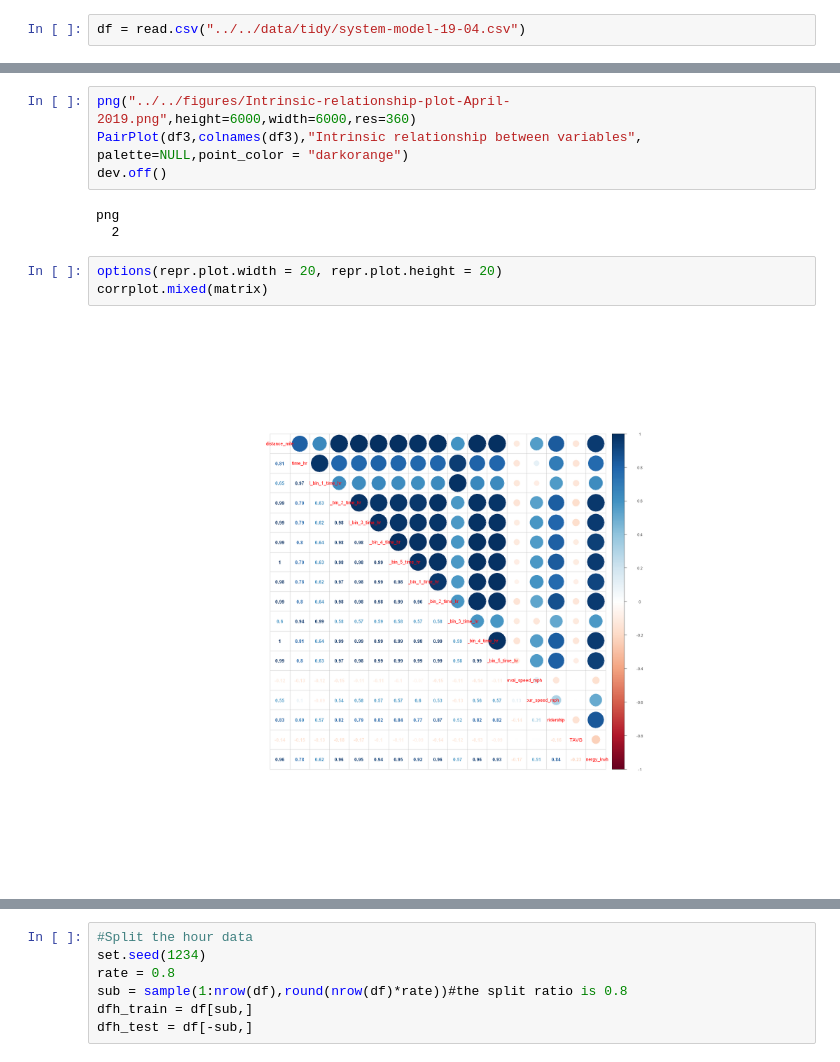
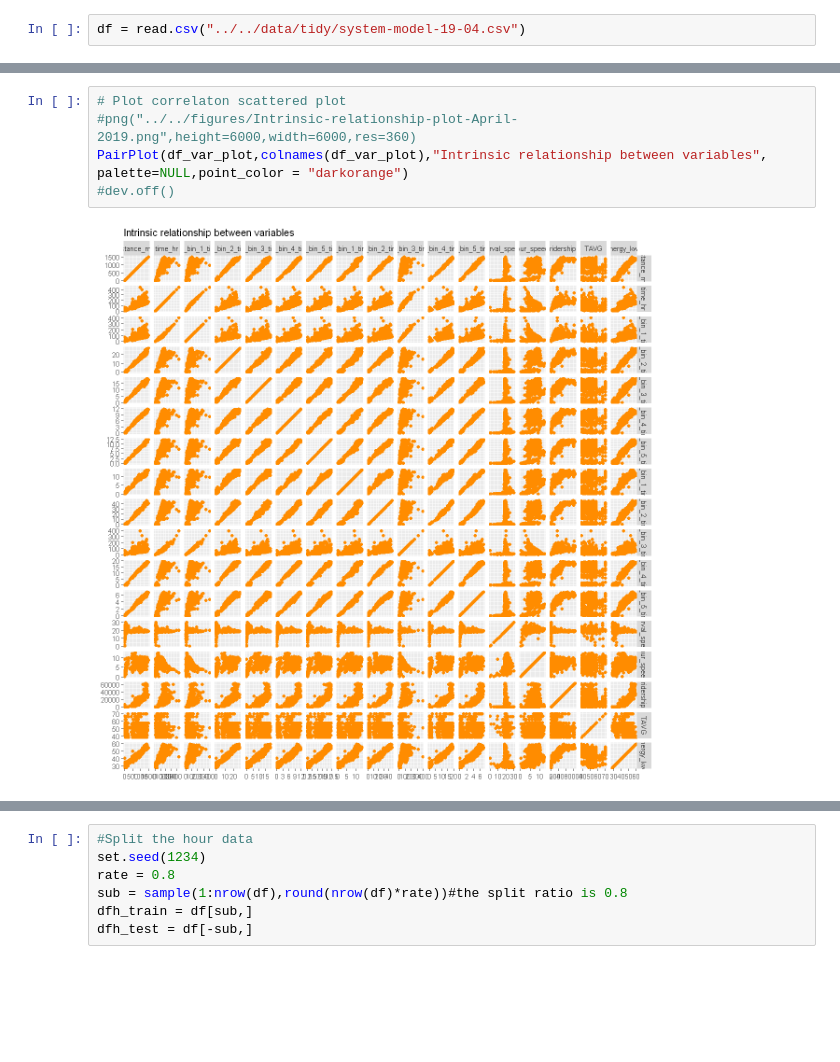
Before and after one commit to narslab/treem, a Jupyter notebook: bin/jupyter/energy-system-model-estimation.ipynb, the cells around one changed output, grey strips where cells are left out. Drawn from its saved outputs; the diff is of its cells as text; blank space fills up the shorter version.

```diff
--- a/bin/jupyter/energy-system-model-estimation.ipynb
+++ b/bin/jupyter/energy-system-model-estimation.ipynb
@@ -77,13 +97,8 @@ mycolor = brewer.pal(9, "Set1")
 # %%
-png("../../figures/Intrinsic-relationship-plot-April-2019.png",height=6000,width=6000,res=360)
-PairPlot(df3,colnames(df3),"Intrinsic relationship between variables", palette=NULL,point_color = "darkorange")
-dev.off()
+# Plot correlaton scattered plot
+#png("../../figures/Intrinsic-relationship-plot-April-2019.png",height=6000,width=6000,res=360)
+PairPlot(df_var_plot,colnames(df_var_plot),"Intrinsic relationship between variables", palette=NULL,point_color = "darkorange")
+#dev.off()
 # %% [output]
-png
-  2
+[figure, added]
-# %%
-options(repr.plot.width = 20, repr.plot.height = 20)
-corrplot.mixed(matrix)
-# %% [output]
-[figure, removed]
 # %%
```
Also changed, not shown: parts of 54 cells of this notebook, 1 other file.
